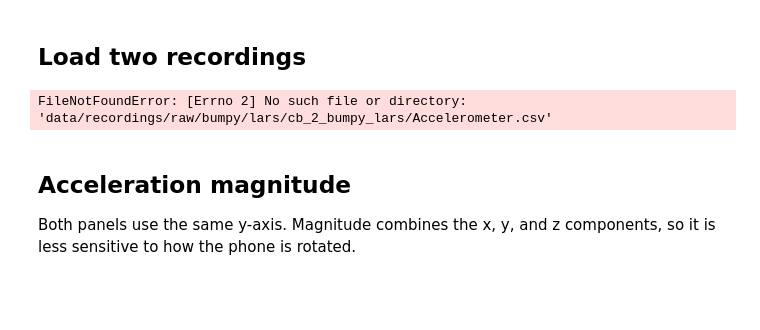
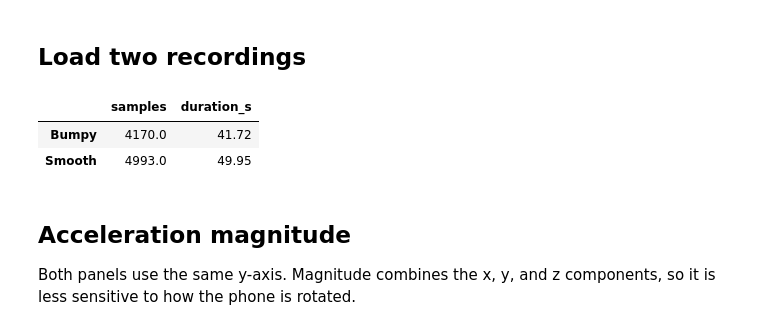
Before and after one commit to LarsHeijnennn/DataAnalysis-LearningMethods, a Jupyter notebook: archive/old_plot.ipynb, the cells around one changed output. Saved outputs shown, nothing was run; the diff lists cells and outputs as text; code cells hidden in the pictures; blank space fills up the shorter version.

```diff
--- a/archive/old_plot.ipynb
+++ b/archive/old_plot.ipynb
@@ -15,30 +15,32 @@ AXIS_COLORS = {'x': '#2563EB', 'y': '#D97706', 'z': '#4D7C0F'}
 # %% [markdown]
 ## Load two recordings
 # %%
-DATA_ROOT = Path('data/recordings/raw')
+DATA_ROOT = Path('../data/recordings/raw')
 RECORDINGS = {
     'Bumpy': DATA_ROOT / 'bumpy/lars/cb_2_bumpy_lars/Accelerometer.csv',
     'Smooth': DATA_ROOT / 'smooth/lars/SSC-smooth-test1-lars/Accelerometer.csv',
 }
 
 def load_accelerometer(path):
     data = pd.read_csv(path)
     required = {'seconds_elapsed', 'x', 'y', 'z'}
     missing = required.difference(data.columns)
     if missing:
         raise ValueError(f'{path} is missing columns: {sorted(missing)}')
     data = data.sort_values('seconds_elapsed').copy()
     data['seconds_elapsed'] -= data['seconds_elapsed'].iloc[0]
     data['magnitude'] = np.sqrt((data[['x', 'y', 'z']] ** 2).sum(axis=1))
     return data
 
 recordings = {label: load_accelerometer(path) for label, path in RECORDINGS.items()}
 pd.DataFrame({
     label: {'samples': len(data), 'duration_s': data['seconds_elapsed'].iloc[-1]}
     for label, data in recordings.items()
 }).T.round(2)
 # %% [output]
-FileNotFoundError: [Errno 2] No such file or directory: 'data/recordings/raw/bumpy/lars/cb_2_bumpy_lars/Accelerometer.csv'
+|  | samples | duration_s |
+| Bumpy | 4170.0 | 41.72 |
+| Smooth | 4993.0 | 49.95 |
 # %% [markdown]
 ## Acceleration magnitude
 
```
Also changed, not shown: parts of 2 cells of this notebook, 48 other files.
